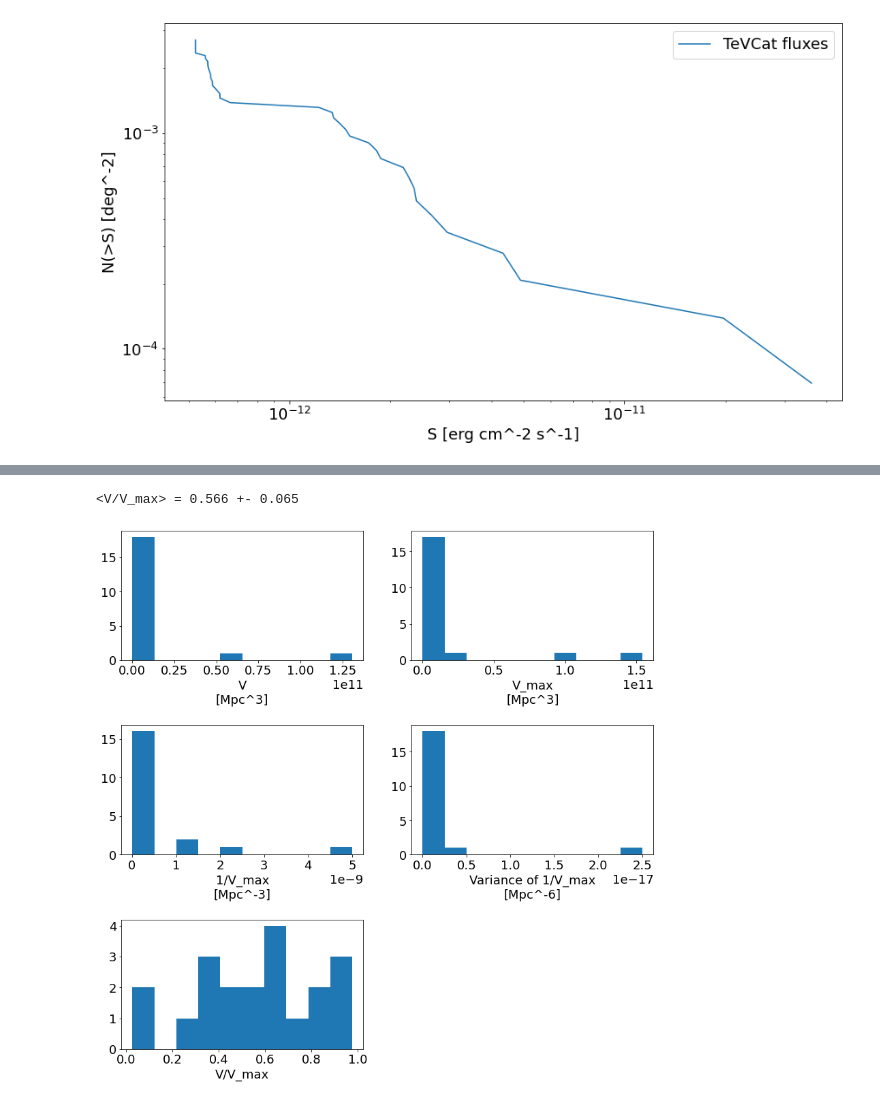
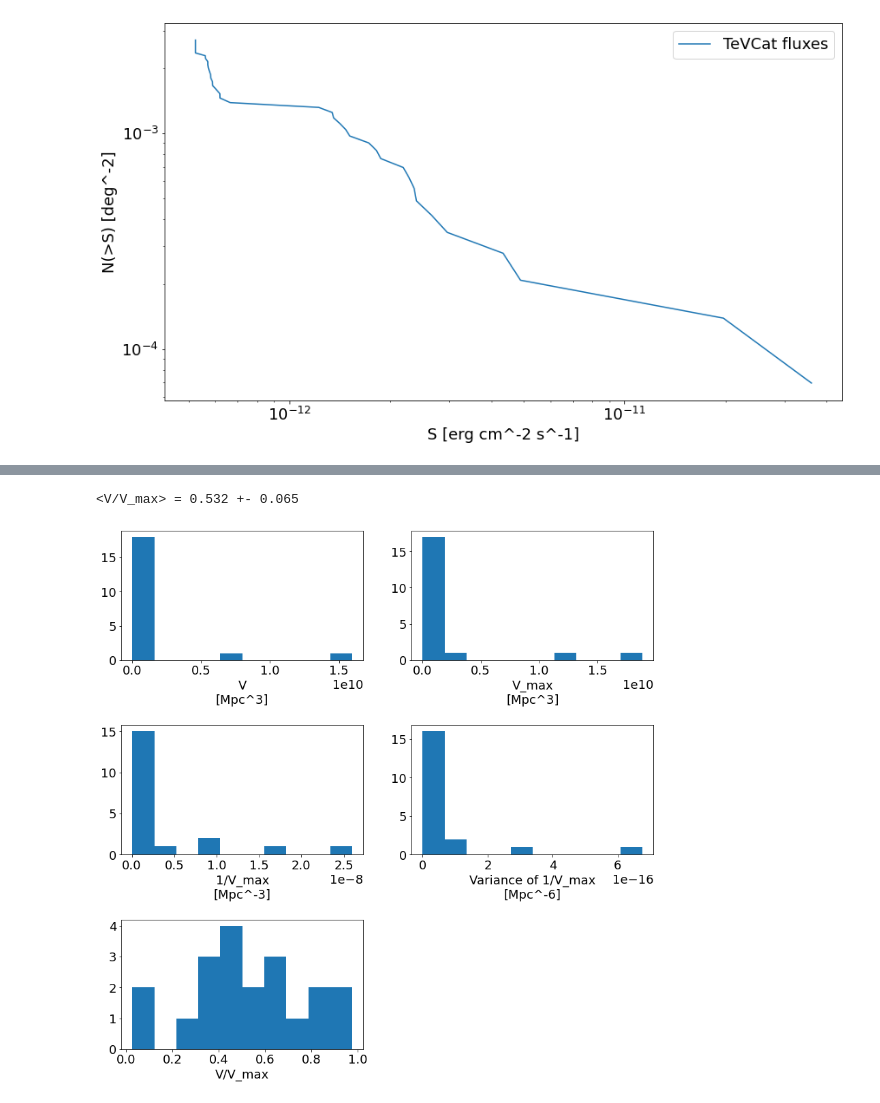
Before and after one commit to aribrill/lf-simulation, a Jupyter notebook: LF_calculation.ipynb, the cells around one changed output, grey strips where cells are left out. Saved outputs shown, nothing was run; the diff lists cells and outputs as text; code cells hidden in the pictures.

```diff
--- a/LF_calculation.ipynb
+++ b/LF_calculation.ipynb
@@ -375,7 +389,7 @@ logN_logS(value('tev_eflux'), sky_coverage=sky_coverage, label="TeVCat fluxes")
 [figure]
 # %%
 def vts_sensitivity_flux(exposure):
-    """Returns the spectrum equivalent to the VERITAS sensitivity at the given exposure.
+    """Returns the flux equivalent to the VERITAS sensitivity at the given exposure.
 
     Uses the VERITAS integral sensitivity calculated by Manel using a VEGAS analysis of 1ES 1218+304:
     https://veritas.sao.arizona.edu/wiki/images/6/6d/Vts_significance_estimate_ME.pdf
@@ -387,7 +401,7 @@ def vts_sensitivity_flux(exposure):
     R_ex = 0.858 * u.min**-1
 
     flux = sigma*F_0*np.sqrt(R_bg)/R_ex / np.sqrt(exposure)
-    return flux.to(u.cm**-2*u.s**-1)
+    return flux.to(u.cm**-2 * u.s**-1)
 # %%
 def limiting_eflux_to_redshift(eflux, luminosity, index):
     num_zs = 250
@@ -464,0 +718,15 @@ TeV Limiting Redshift: [0.08064516 0.46370968 0.23185484 0.4233871  0.18145161 0
+# %%
+print("Mean acceptance fraction: {0:.3f}".format(np.mean(sampler.acceptance_fraction)))
+print("Mean autocorrelation time: {0:.3f} steps".format(np.mean(sampler.get_autocorr_time(quiet=True))))
+
+all_samples = sampler.get_chain()
+
+fig, axes = plt.subplots(ndim, sharex=True)
+labels = [param.name for param in params]
+for i, ax in enumerate(axes):
+    ax.plot(all_samples[:, :, i], "k", alpha=0.3)
+    ax.set_xlim(0, len(all_samples))
+    ax.set_ylabel(labels[i])
+    ax.yaxis.set_label_coords(-0.1, 0.5)
+
+axes[-1].set_xlabel("step number")
@@ -464,0 +741,12 @@ TeV Limiting Redshift: [0.08064516 0.46370968 0.23185484 0.4233871  0.18145161 0
+# %%
+flat_samples = sampler.get_chain(discard=4000, flat=True)
+plot_samples = np.zeros(flat_samples.shape)
+for i, param in enumerate(params):
+    plot_samples[:, i] = param.reverse_transform(flat_samples[:, i])
+# %%
+fig = corner.corner(flat_samples, quantiles=[0.16, 0.5, 0.84], labels=labels)
+
+for i, label in enumerate(labels):
+    lower, median, upper = np.percentile(flat_samples[:, i], [16, 50, 84])
+    lower_err, upper_err = np.diff((lower, median, upper))
+    print("{} = {:.04} + {:.04} - {:.04}".format(label, median, lower_err, upper_err))
@@ -465,28 +760,29 @@ TeV Limiting Redshift: [0.08064516 0.46370968 0.23185484 0.4233871  0.18145161 0
 # %%
-# Calculate V and V_max for each detected source
+# Calculate V and V_max for each detected source,
+# and perform a model-independent test for evolution using the V/V_max test
 
-v = cosmo.comoving_volume(value('z').value[detected]) / sky_coverage
-v_max = cosmo.comoving_volume(min_z.value[detected]) / sky_coverage
+v = cosmo.comoving_volume(value('z').value[detected]) * sky_coverage_const
+v_max = cosmo.comoving_volume(min_z.value[detected]) * sky_coverage_const
 inverse_v_max = 1 / v_max
 inverse_v_max_var = 1 / v_max**2
 v_over_v_max = v / v_max
 
 volumes = {
     "V\n[Mpc^3]": v,
     "V_max\n[Mpc^3]": v_max,
     "1/V_max\n[Mpc^-3]": inverse_v_max,
     "Variance of 1/V_max\n[Mpc^-6]": inverse_v_max_var,
     "V/V_max": v_over_v_max,
 }
 
 print("<V/V_max> = {:.3f} +- {:.3f}".format(np.mean(v_over_v_max), np.sqrt(1/(12*sum(detected)))))
 
 fig, axes = plt.subplots(3, 2, figsize=(14.0, 14.0))
 for ax, (label, arr) in zip(axes.ravel(), volumes.items()):
     ax.hist(arr.value)
     ax.set_xlabel(label)
 axes[-1, -1].set_axis_off()
 plt.subplots_adjust(hspace=0.5)
 # %% [output]
-<V/V_max> = 0.566 +- 0.065
+<V/V_max> = 0.532 +- 0.065
-[figure, old version]
+[figure, new version]
```
Also changed, not shown: parts of 21 cells of this notebook, 2 other files.
